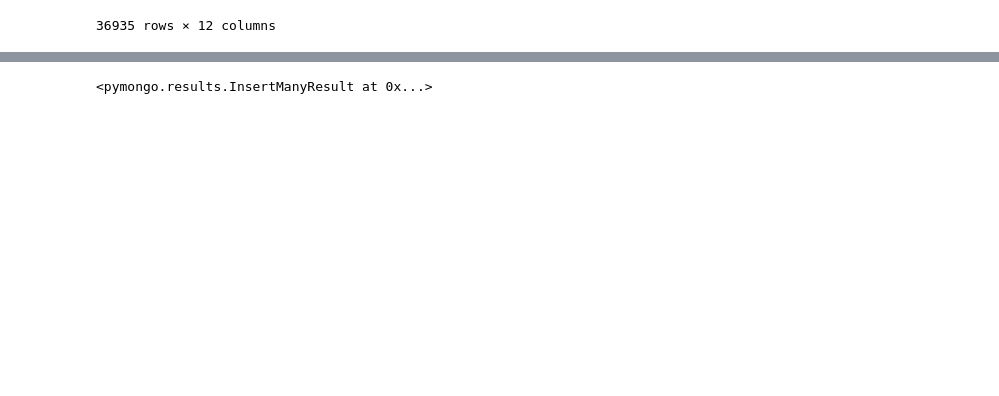
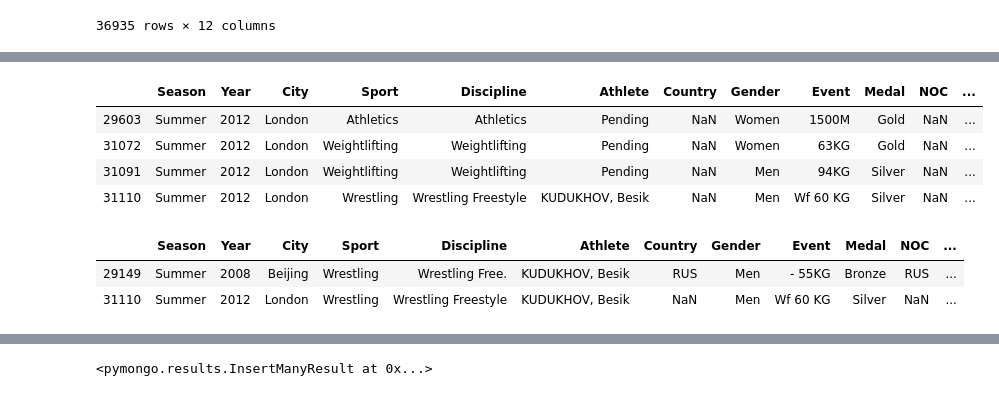
Before and after one commit to CD-JCaro/Olympic-Medal-Dashboard, a Jupyter notebook: Olympic_Sports_and_Medal.ipynb, the cells around one changed output, grey strips where cells are left out. Saved outputs shown, nothing was run; the diff lists cells and outputs as text; code cells hidden in the pictures; blank space fills up the shorter version.

```diff
--- a/Olympic_Sports_and_Medal.ipynb
+++ b/Olympic_Sports_and_Medal.ipynb
@@ -80,0 +239,9 @@ merged_summer_winter_dictionary_data
+# %%
+rows_with_NaN = merged_summer_winter_noc_regions_data[merged_summer_winter_noc_regions_data['Country'].isnull()]
+rows_with_NaN
+# %% [output]
+|  | Season | Year | City | Sport | Discipline | Athlete | Country | Gender | Event | Medal | NOC | ... |
+| 29603 | Summer | 2012 | London | Athletics | Athletics | Pending | NaN | Women | 1500M | Gold | NaN | ... |
+| 31072 | Summer | 2012 | London | Weightlifting | Weightlifting | Pending | NaN | Women | 63KG | Gold | NaN | ... |
+| 31091 | Summer | 2012 | London | Weightlifting | Weightlifting | Pending | NaN | Men | 94KG | Silver | NaN | ... |
+| 31110 | Summer | 2012 | London | Wrestling | Wrestling Freestyle | KUDUKHOV, Besik | NaN | Men | Wf 60 KG | Silver | NaN | ... |
@@ -80,0 +251,7 @@ merged_summer_winter_dictionary_data
+# %%
+#Verify missing data was updated
+merged_summer_winter_noc_regions_data[merged_summer_winter_dictionary_data['Athlete'].str.contains("KUDUKHOV, Besik")]
+# %% [output]
+|  | Season | Year | City | Sport | Discipline | Athlete | Country | Gender | Event | Medal | NOC | ... |
+| 29149 | Summer | 2008 | Beijing | Wrestling | Wrestling Free. | KUDUKHOV, Besik | RUS | Men | - 55KG | Bronze | RUS | ... |
+| 31110 | Summer | 2012 | London | Wrestling | Wrestling Freestyle | KUDUKHOV, Besik | NaN | Men | Wf 60 KG | Silver | NaN | ... |
```
Also changed, not shown: parts of 20 cells of this notebook, 3 other files.
